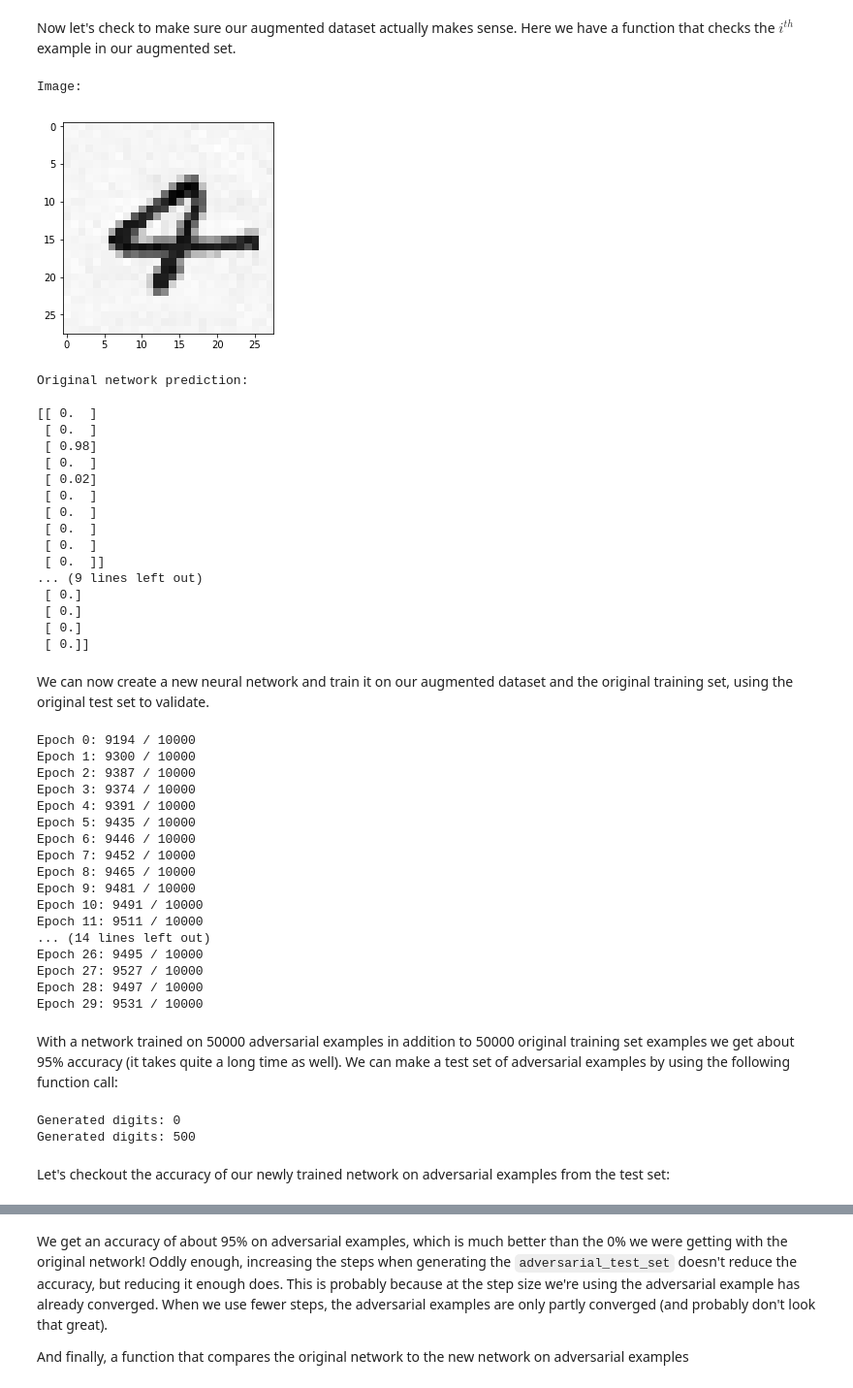
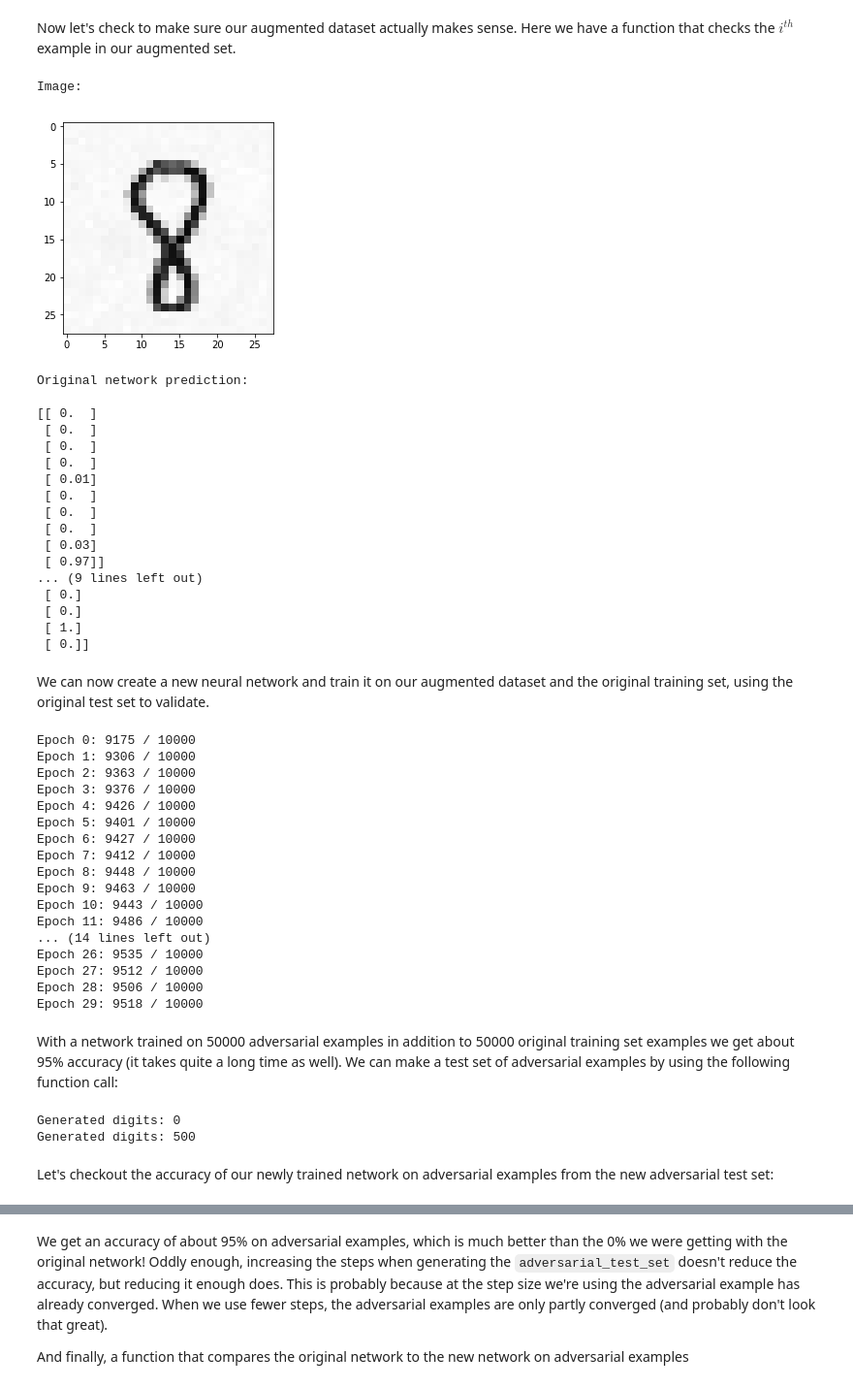
Before and after one commit to dangeng/Simple_Adversarial_Examples, a Jupyter notebook: adversarial_example.ipynb, the cells around one changed output, grey strips where cells are left out. Shown: that part at 97% size. Drawn from its saved outputs; the diff is of its cells as text; code cells hidden in the pictures.

Commit message:
test run

```diff
--- a/adversarial_example.ipynb
+++ b/adversarial_example.ipynb
@@ -403,4 +403,4 @@ def augment_data(n, data, steps):
 # %%
 # This will take quite a while (~3 min for 10000, ~15 for 50000)
 # Try 10000 examples first if you don't want to wait
-augmented = augment_data(50000, training_data, 100)
+augmented = augment_data(10000, training_data, 100)
@@ -409,38 +430,39 @@ Now let's check to make sure our augmented dataset actually makes sense. Here we
 # %%
 def check_augmented(i, augmented):
     # Show image
     print 'Image: \n'
     plt.imshow(augmented[i][0].reshape(28,28), cmap='Greys')
     plt.show()
 
     # Show original network prediction
     print 'Original network prediction: \n'
     print np.round(net.feedforward(augmented[i][0]), 2)
 
     # Show label
     print '\nLabel: \n'
     print augmented[i][1]
 
-check_augmented(20488, augmented)
+# check i^th adversarial image
+check_augmented(325, augmented)
 # %% [output]
 Image:
-[figure, old version]
+[figure, new version]
 Original network prediction:
 
 [[ 0.  ]
  [ 0.  ]
- [ 0.98]
  [ 0.  ]
- [ 0.02]
+ [ 0.  ]
+ [ 0.01]
  [ 0.  ]
  [ 0.  ]
  [ 0.  ]
- [ 0.  ]
- [ 0.  ]]
+ [ 0.03]
+ [ 0.97]]
 ... (9 lines left out)
  [ 0.]
  [ 0.]
- [ 0.]
+ [ 1.]
  [ 0.]]
 # %% [markdown]
 We can now create a new neural network and train it on our augmented dataset and the original training set, using the original test set to validate.
@@ -451,32 +473,33 @@ net2 = network.Network([784, 30, 10])
 # Train on augmented + original training set
 net2.SGD(augmented + training_data, 30, 10, 3.0, test_data=test_data)
 # %% [output]
-Epoch 0: 9194 / 10000
-Epoch 1: 9300 / 10000
-Epoch 2: 9387 / 10000
-Epoch 3: 9374 / 10000
-Epoch 4: 9391 / 10000
-Epoch 5: 9435 / 10000
-Epoch 6: 9446 / 10000
-Epoch 7: 9452 / 10000
-Epoch 8: 9465 / 10000
-Epoch 9: 9481 / 10000
-Epoch 10: 9491 / 10000
-Epoch 11: 9511 / 10000
+Epoch 0: 9175 / 10000
+Epoch 1: 9306 / 10000
+Epoch 2: 9363 / 10000
+Epoch 3: 9376 / 10000
+Epoch 4: 9426 / 10000
+Epoch 5: 9401 / 10000
+Epoch 6: 9427 / 10000
+Epoch 7: 9412 / 10000
+Epoch 8: 9448 / 10000
+Epoch 9: 9463 / 10000
+Epoch 10: 9443 / 10000
+Epoch 11: 9486 / 10000
 ... (14 lines left out)
-Epoch 26: 9495 / 10000
-Epoch 27: 9527 / 10000
-Epoch 28: 9497 / 10000
-Epoch 29: 9531 / 10000
+Epoch 26: 9535 / 10000
+Epoch 27: 9512 / 10000
+Epoch 28: 9506 / 10000
+Epoch 29: 9518 / 10000
 # %% [markdown]
 With a network trained on 50000 adversarial examples in addition to 50000 original training set examples we get about 95% accuracy (it takes quite a long time as well). We can make a test set of adversarial examples by using the following function call:
-# %%
-adversarial_test_set = augment_data(1000, normal_test_data, 50)
-# %% [output]
-Generated digits: 0
-Generated digits: 500
+# %%
+# Using normal_test_data because of weird way data is packaged
+adversarial_test_set = augment_data(1000, normal_test_data, 100)
+# %% [output]
+Generated digits: 0
+Generated digits: 500
 # %% [markdown]
-Let's checkout the accuracy of our newly trained network on adversarial examples from the test set:
+Let's checkout the accuracy of our newly trained network on adversarial examples from the new adversarial test set:
 # %%
 def accuracy(net, test_data):
     """
```
Also changed, not shown: parts of 8 cells of this notebook.
